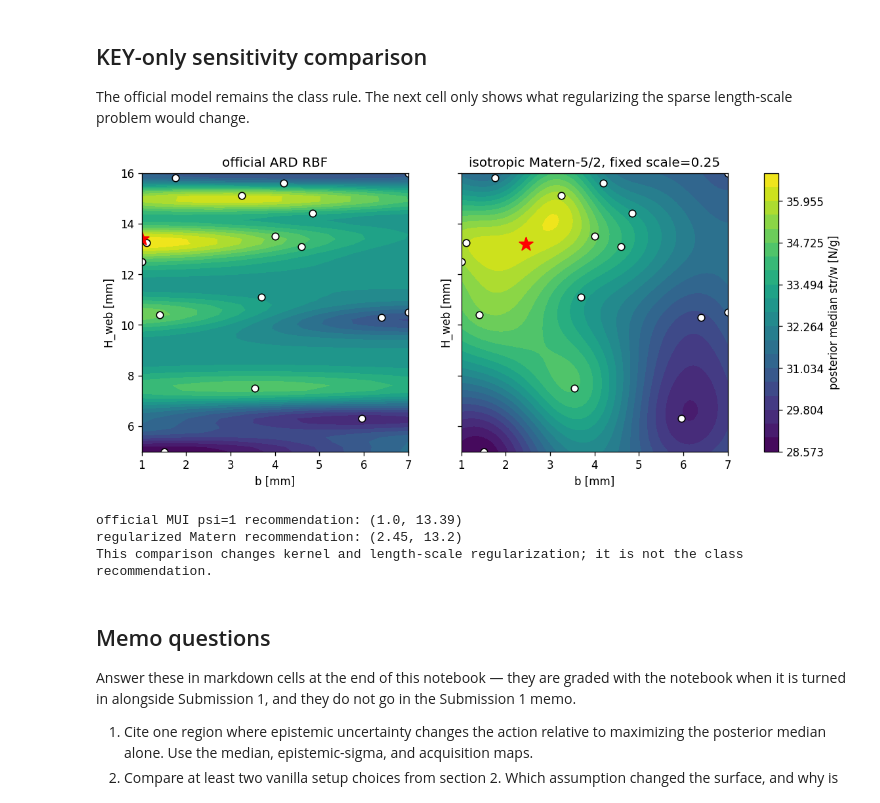
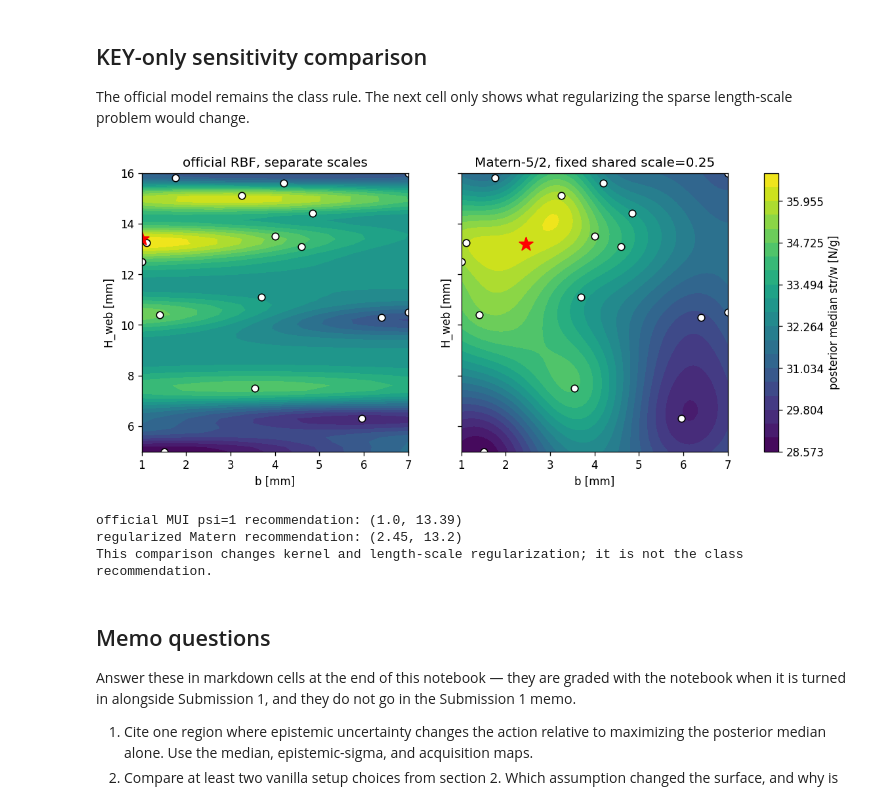
Before and after one commit to andrewvoss8-boop/core-me-data-science-activities-public, a Jupyter notebook: me323/Module1_drafts/ME323_Module1_Prelab2_ML_KEY.ipynb, the cells around one changed output. Cells and saved outputs as stored; diff of their text form; code cells hidden in the pictures.

```diff
--- a/me323/Module1_drafts/ME323_Module1_Prelab2_ML_KEY.ipynb
+++ b/me323/Module1_drafts/ME323_Module1_Prelab2_ML_KEY.ipynb
@@ -26,18 +26,8 @@ import numpy as np, pandas as pd, matplotlib.pyplot as plt
 import warnings; warnings.filterwarnings("ignore")
 plt.rcParams["figure.dpi"] = 120
 
-# Fixed geometry (you choose b and H_web; everything else is set)
-B, TH, L = 10.0, 18.0, 150.0     # flange width, total height, test span (mm)
-LP = 172.0                        # printed length (mm); overhangs the 150 mm span
-KMASS = 0.2045                    # g/mm^2: mass per unit cross-section area at 172 mm
-
-# Handbook starting values — Pre-lab 1 calibrates the three marked ones
-SY = 76e6                         # Pa, PLA strength                 (calibrated)
-K_LTB = 0.33                      # fixture effective-length factor  (calibrated)
-TAU_I = 43.9e6                    # printed-interface shear strength (Pa) — starting
-                                  # guess = bulk yield / sqrt(3)     (calibrated)
-E, G = 2.5e9, 2.5e9 / 2.6         # Young's / shear modulus (Pa) — fixed
-C1, C2 = 1.35, 0.55               # LTB moment-gradient / load-height factors
+B, TH = 10.0, 18.0                # flange width and total height (mm)
+KMASS = 0.2045                    # g/mm^2 at the fixed 172 mm printed length
 URL = ("https://raw.githubusercontent.com/andrewvoss8-boop/"
        "core-me-data-science-activities-public/main/data/student_beams_B10_L150.csv")
 try:
@@ -336,7 +308,7 @@ def fit_vanilla_option(target="log", scale=True, kernel_name="RBF",
     # target choice: learn log(str/w) or raw str/w
     response = np.log(sw_obs) if target == "log" else sw_obs
     ymean = response.mean()        # the GP fits deviations from this constant
-    # kernel choice: two ARD length scales or one shared; RBF or Matern-5/2
+    # kernel choice: two separate length scales or one shared; RBF or Matern-5/2
     length0 = [1.0, 1.0] if ard else 1.0
     bounds = (0.1, 30.0) if scale else (0.05, 50.0)
     base = RBF(length0, bounds) if kernel_name == "RBF" else Matern(
@@ -369,7 +341,7 @@ def physical_length_scales(model):
 
 # five setups: the official recipe, then one changed assumption at a time
 OPTION_SPECS = [
-    ("official: log, scaled, RBF, ARD", dict()),
+    ("official: log, scaled, RBF, separate scales", dict()),
     ("raw target only", dict(target="raw")),
     ("unscaled inputs only", dict(scale=False)),
     ("Matern-5/2 only", dict(kernel_name="Matern")),
@@ -714,20 +729,0 @@ changes.
-# %%
-psi_show, xi_show = 1.0, 0.01
-mui_surface = mui(mu_c, std, psi_show).reshape(BB.shape)
-ei_surface = ei(mu_c, std, xi_show).reshape(BB.shape)
-x_mui, _, _, _ = recommend_mui(psi_show)
-x_ei, _, _, _ = recommend_ei(xi_show)
-
-fig, axes = plt.subplots(1, 2, figsize=(12, 4.8))
-for ax, Z, title, xrec in [
-    (axes[0], mui_surface, f"MUI, psi={psi_show}", x_mui),
-    (axes[1], ei_surface, f"EI, xi={xi_show}", x_ei)]:
-    cf = ax.contourf(BB, HH, Z, levels=20); fig.colorbar(cf, ax=ax)
-    ax.scatter(df.b, df.H, c="white", edgecolor="black", s=40)
-    ax.scatter(*xrec, c="red", marker="*", s=170, label="recommendation")
-    ax.set_xlabel("b [mm]"); ax.set_ylabel("H_web [mm]")
-    ax.set_title(title); ax.legend()
-plt.tight_layout(); plt.show()
-print(f"MUI psi=1: b={x_mui[0]:.2f}, H_web={x_mui[1]:.2f}")
-print(f"EI xi=.01: b={x_ei[0]:.2f}, H_web={x_ei[1]:.2f}")
-print("EI checkpoint: b=1.00, H_web=14.88.")
@@ -787,32 +779,32 @@ regularizing the sparse length-scale problem would change.
 # %%
 matern_fixed = GaussianProcessRegressor(
     C(1.0, (1e-3, 1e3))*Matern(
         length_scale=0.25, length_scale_bounds="fixed", nu=2.5),
     alpha=0.03**2, normalize_y=False,
     n_restarts_optimizer=5, random_state=0).fit(
         (X-np.array([1.0, 5.0]))/np.array([6.0, 11.0]), y-ymean)
 mm, ss = matern_fixed.predict(
     (Xg-np.array([1.0, 5.0]))/np.array([6.0, 11.0]), return_std=True)
 surfaces = [MU, np.exp(mm+ymean).reshape(BB.shape)]
 im = int(np.argmax(mm+ss))
 x_matern = Xg[im]
 lo = min(z.min() for z in surfaces); hi = max(z.max() for z in surfaces)
 fig, axes = plt.subplots(1, 2, figsize=(12, 4.6), sharex=True, sharey=True)
 for ax, Z, title, xrec in zip(
         axes, surfaces,
-        ["official ARD RBF", "isotropic Matern-5/2, fixed scale=0.25"],
+        ["official RBF, separate scales", "Matern-5/2, fixed shared scale=0.25"],
         [x_class, x_matern]):
     cf = ax.contourf(BB, HH, Z, levels=np.linspace(lo, hi, 21), vmin=lo, vmax=hi)
     ax.scatter(df.b, df.H, c="white", edgecolor="black", s=40)
     ax.scatter(*xrec, c="red", marker="*", s=170)
     ax.set_xlabel("b [mm]"); ax.set_ylabel("H_web [mm]"); ax.set_title(title)
 fig.colorbar(cf, ax=axes.ravel().tolist(), label="posterior median str/w [N/g]")
 plt.show()
 print(f"official MUI psi=1 recommendation: {tuple(np.round(x_class, 2))}")
 print(f"regularized Matern recommendation: {tuple(np.round(x_matern, 2))}")
 print("This comparison changes kernel and length-scale regularization; it is not the class recommendation.")
 # %% [output]
-[figure, old version]
+[figure, new version]
 official MUI psi=1 recommendation: (1.0, 13.39)
 regularized Matern recommendation: (2.45, 13.2)
 This comparison changes kernel and length-scale regularization; it is not the class recommendation.
```
Also changed, not shown: parts of 24 cells of this notebook, 8 other files.
